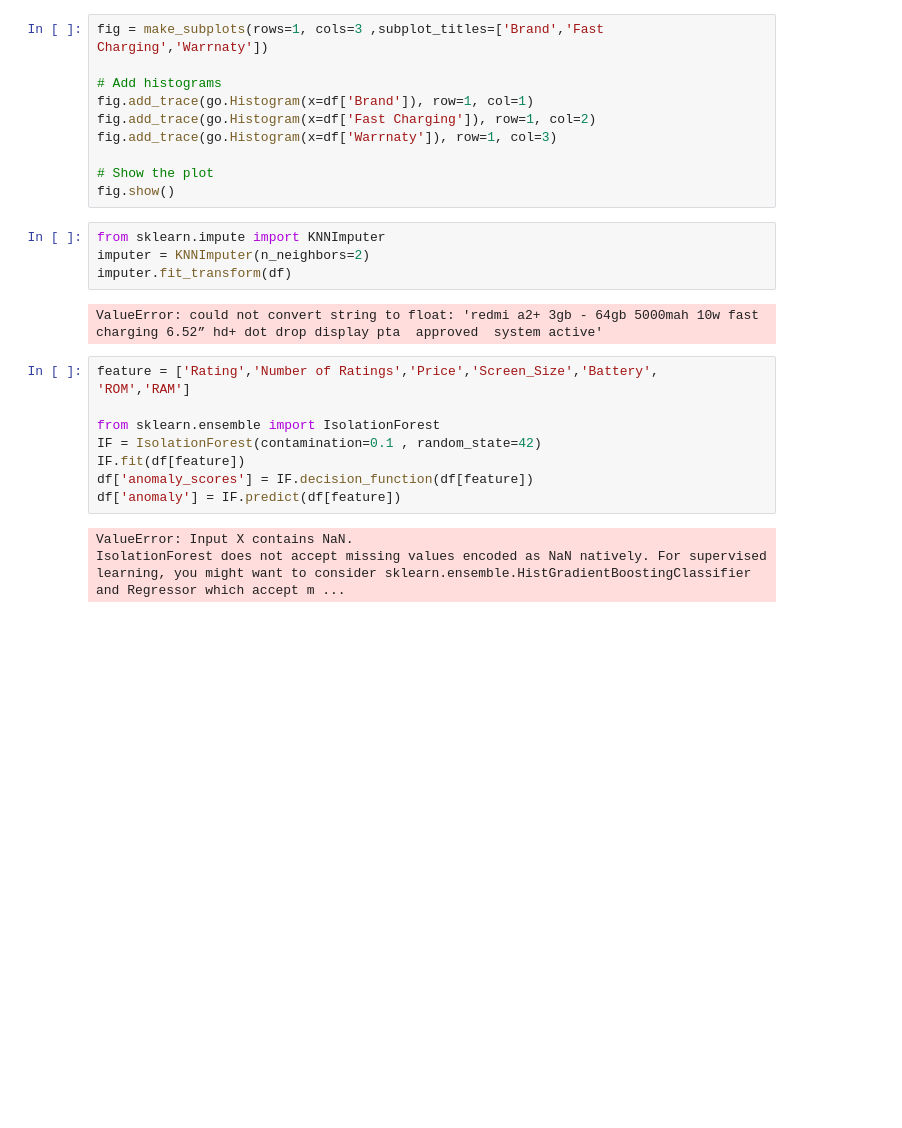
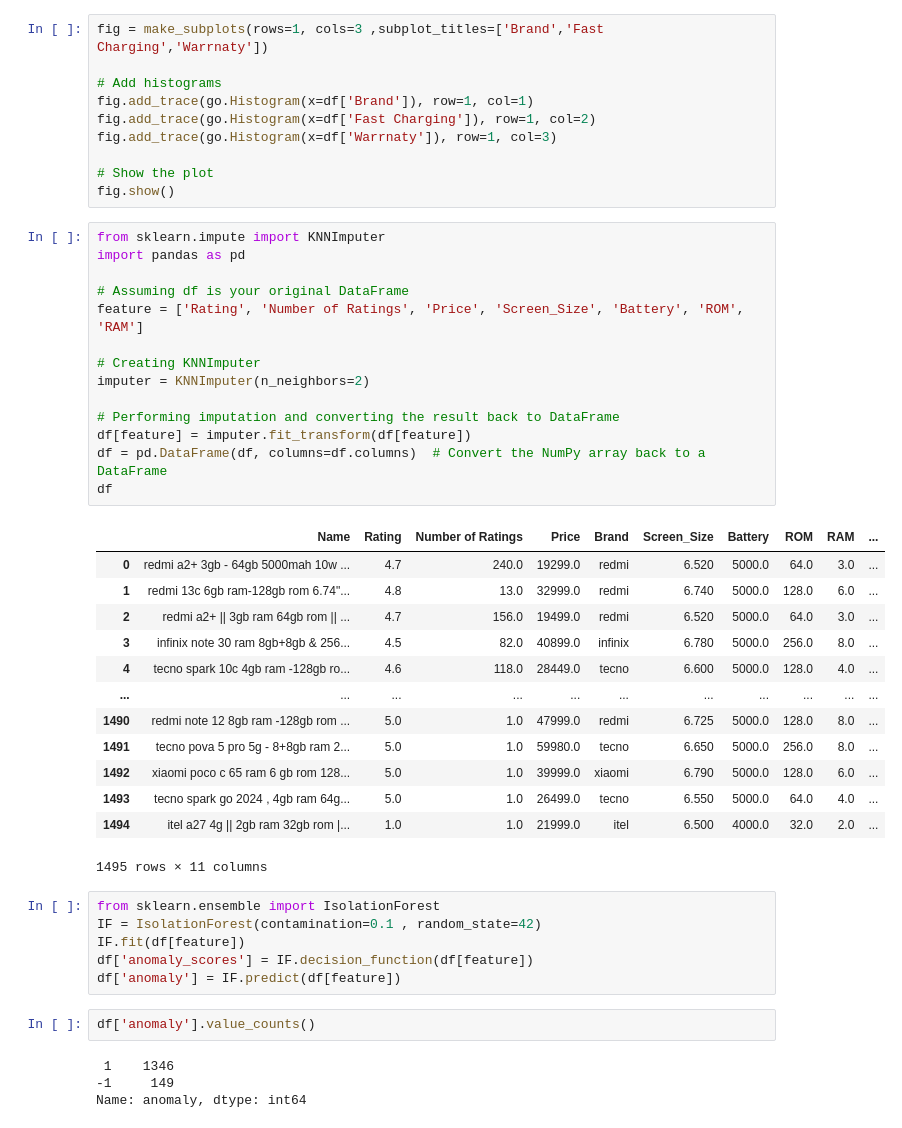
Before and after one commit to AbdulRafay03/Daraz-Moblies-Price-Prediction, a Jupyter notebook: daraz_phones.ipynb, the cells around one changed output. Saved outputs shown, nothing was run; the diff lists cells and outputs as text; blank space fills up the shorter version.

```diff
--- a/daraz_phones.ipynb
+++ b/daraz_phones.ipynb
@@ -293,20 +293,43 @@ fig.add_trace(go.Histogram(x=df['Warrnaty']), row=1, col=3)
 
 # Show the plot
 fig.show()
-# %%
-from sklearn.impute import KNNImputer
-imputer = KNNImputer(n_neighbors=2)
-imputer.fit_transform(df)
-# %% [output]
-ValueError: could not convert string to float: 'redmi a2+ 3gb - 64gb 5000mah 10w fast charging 6.52” hd+ dot drop display pta  approved  system active'
+# %%
+from sklearn.impute import KNNImputer
+import pandas as pd
+
+# Assuming df is your original DataFrame
+feature = ['Rating', 'Number of Ratings', 'Price', 'Screen_Size', 'Battery', 'ROM', 'RAM']
+
+# Creating KNNImputer
+imputer = KNNImputer(n_neighbors=2)
+
+# Performing imputation and converting the result back to DataFrame
+df[feature] = imputer.fit_transform(df[feature])
+df = pd.DataFrame(df, columns=df.columns)  # Convert the NumPy array back to a DataFrame
+df
+# %% [output]
+|  | Name | Rating | Number of Ratings | Price | Brand | Screen_Size | Battery | ROM | RAM | ... |
+| 0 | redmi a2+ 3gb - 64gb 5000mah 10w ... | 4.7 | 240.0 | 19299.0 | redmi | 6.520 | 5000.0 | 64.0 | 3.0 | ... |
+| 1 | redmi 13c 6gb ram-128gb rom 6.74"... | 4.8 | 13.0 | 32999.0 | redmi | 6.740 | 5000.0 | 128.0 | 6.0 | ... |
+| 2 | redmi a2+ || 3gb ram 64gb rom || ... | 4.7 | 156.0 | 19499.0 | redmi | 6.520 | 5000.0 | 64.0 | 3.0 | ... |
+| 3 | infinix note 30 ram 8gb+8gb & 256... | 4.5 | 82.0 | 40899.0 | infinix | 6.780 | 5000.0 | 256.0 | 8.0 | ... |
+| 4 | tecno spark 10c 4gb ram -128gb ro... | 4.6 | 118.0 | 28449.0 | tecno | 6.600 | 5000.0 | 128.0 | 4.0 | ... |
+| ... | ... | ... | ... | ... | ... | ... | ... | ... | ... | ... |
+| 1490 | redmi note 12 8gb ram -128gb rom ... | 5.0 | 1.0 | 47999.0 | redmi | 6.725 | 5000.0 | 128.0 | 8.0 | ... |
+| 1491 | tecno pova 5 pro 5g - 8+8gb ram 2... | 5.0 | 1.0 | 59980.0 | tecno | 6.650 | 5000.0 | 256.0 | 8.0 | ... |
+| 1492 | xiaomi poco c 65 ram 6 gb rom 128... | 5.0 | 1.0 | 39999.0 | xiaomi | 6.790 | 5000.0 | 128.0 | 6.0 | ... |
+| 1493 | tecno spark go 2024 , 4gb ram 64g... | 5.0 | 1.0 | 26499.0 | tecno | 6.550 | 5000.0 | 64.0 | 4.0 | ... |
+| 1494 | itel a27 4g || 2gb ram 32gb rom |... | 1.0 | 1.0 | 21999.0 | itel | 6.500 | 4000.0 | 32.0 | 2.0 | ... |
+1495 rows × 11 columns
 # %%
-feature = ['Rating','Number of Ratings','Price','Screen_Size','Battery',	'ROM','RAM']
-
 from sklearn.ensemble import IsolationForest
 IF = IsolationForest(contamination=0.1 , random_state=42)
 IF.fit(df[feature])
 df['anomaly_scores'] = IF.decision_function(df[feature])
 df['anomaly'] = IF.predict(df[feature])
-# %% [output]
-ValueError: Input X contains NaN.
-IsolationForest does not accept missing values encoded as NaN natively. For supervised learning, you might want to consider sklearn.ensemble.HistGradientBoostingClassifier and Regressor which accept m ...
+# %%
+df['anomaly'].value_counts()
+# %% [output]
+ 1    1346
+-1     149
+Name: anomaly, dtype: int64
```
Also changed, not shown: parts of 21 cells of this notebook.
